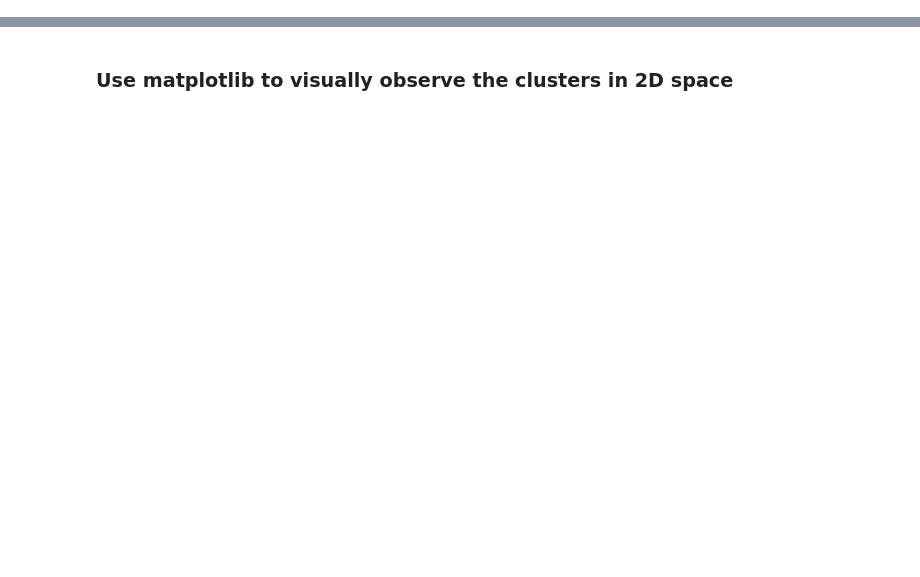
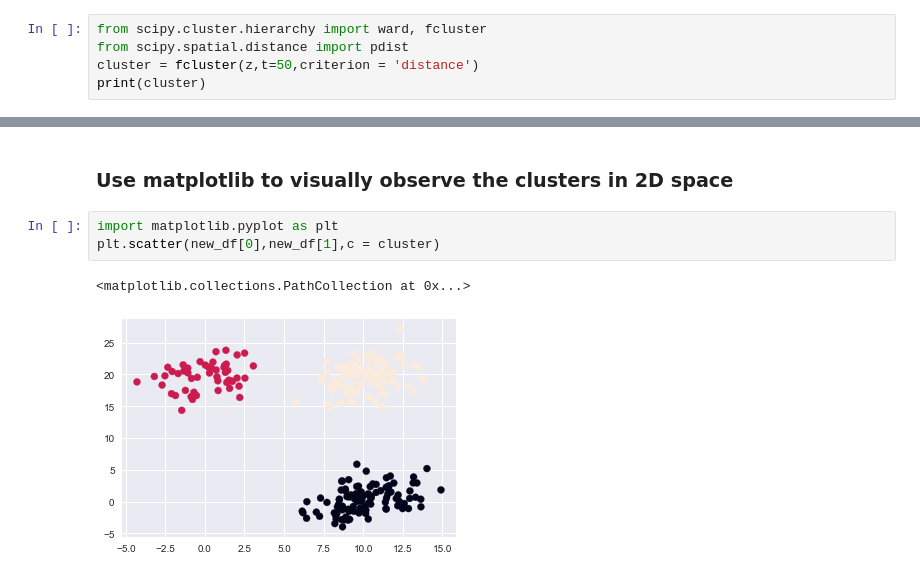
Before and after one commit to shahidshakil/aiml-ml-hyd-apr-19-batch-shahidshakil, a Jupyter notebook: R4_Internal_Lab_Clustering-4.ipynb, the cells around one changed output, grey strips where cells are left out. Cells and saved outputs as stored; diff of their text form; blank space fills up the shorter version.

```diff
--- a/R4_Internal_Lab_Clustering-4.ipynb
+++ b/R4_Internal_Lab_Clustering-4.ipynb
@@ -339,3 +352,8 @@ Hint: Use truncate_mode='lastp' attribute in dendrogram function to arrive at de
 The distance is 15 and anything above that will give me 5 clusters
 # %% [markdown]
 ### 15. Using this distance measure and fcluster function to cluster the data into 3 different groups
+# %%
+from scipy.cluster.hierarchy import ward, fcluster
+from scipy.spatial.distance import pdist
+cluster = fcluster(z,t=50,criterion = 'distance')
+print(cluster)
@@ -342,2 +389,8 @@ The distance is 15 and anything above that will give me 5 clusters
 # %% [markdown]
 ### Use matplotlib to visually observe the clusters in 2D space
+# %%
+import matplotlib.pyplot as plt
+plt.scatter(new_df[0],new_df[1],c = cluster)
+# %% [output]
+<matplotlib.collections.PathCollection at 0x...>
+[figure, added]
```
Also changed, not shown: parts of 8 cells of this notebook.
